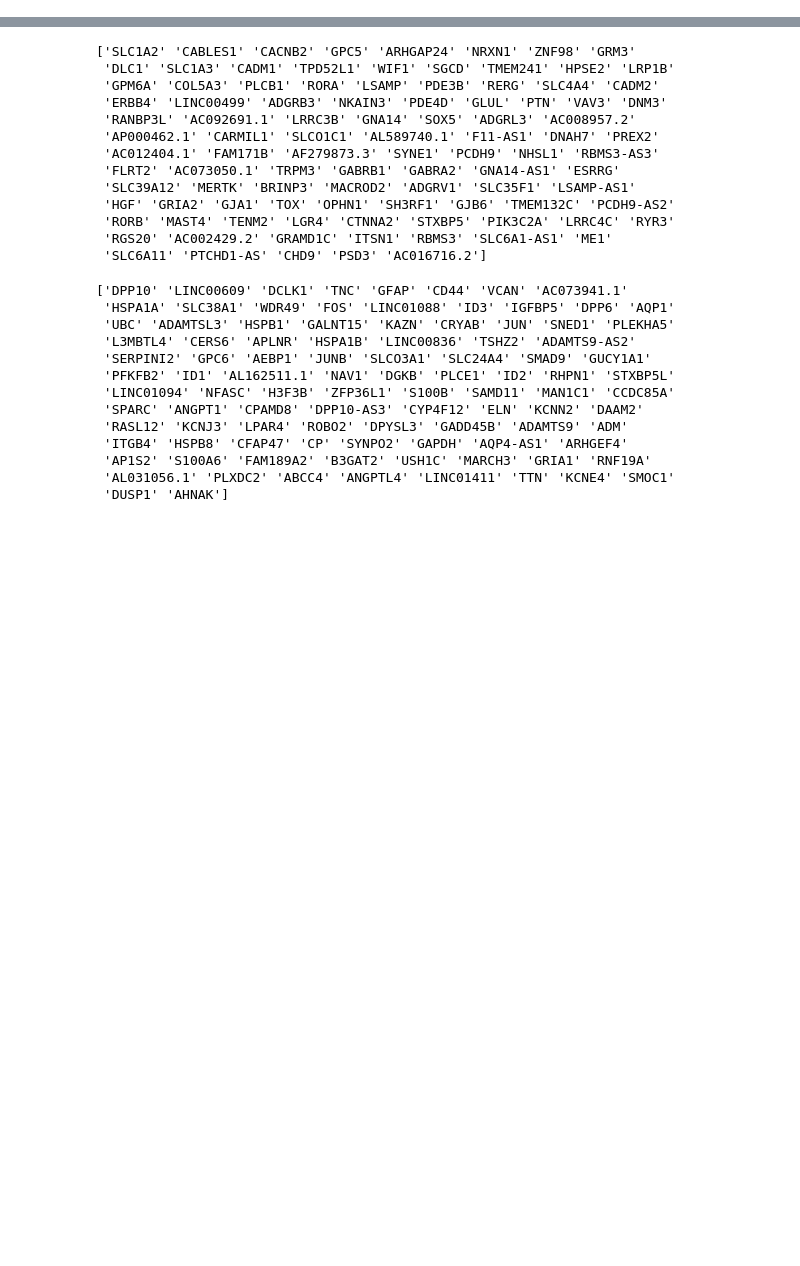
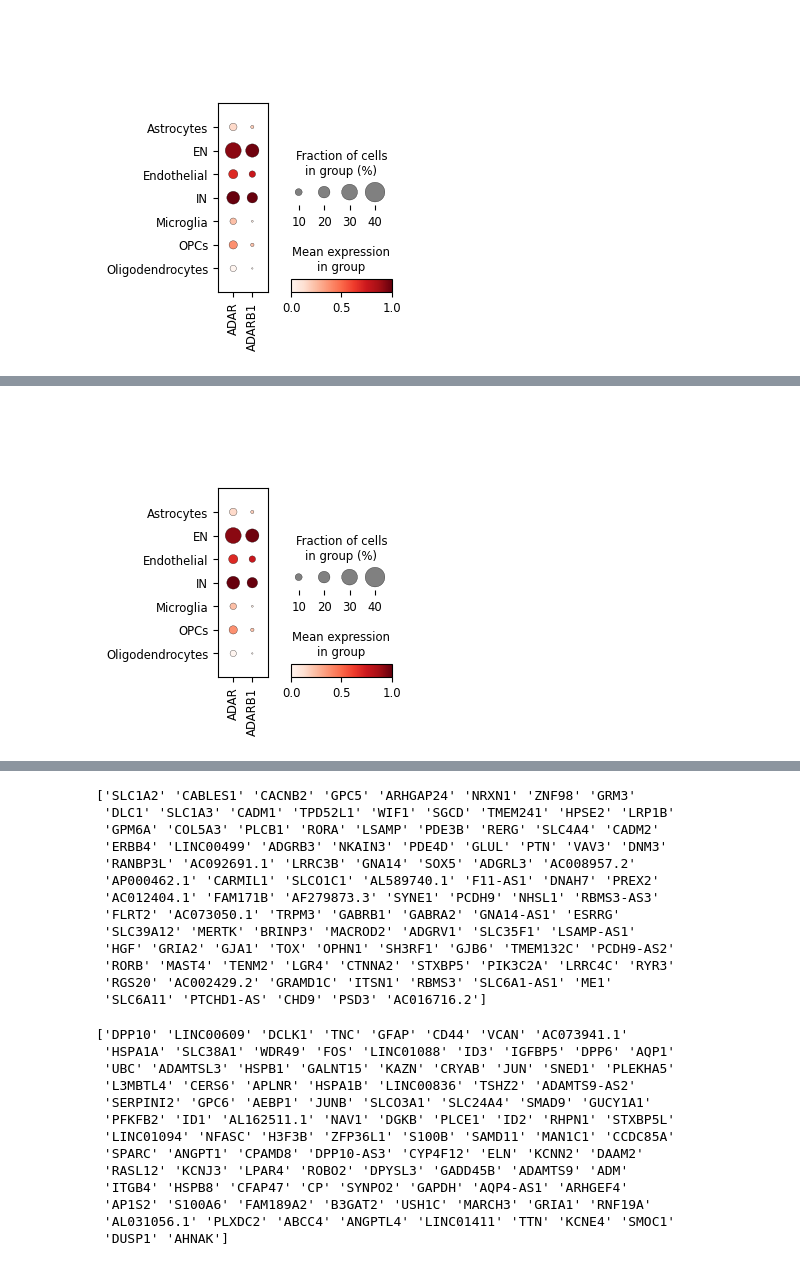
Before and after one commit to aaronwagen/Astrocytes_editing, a Jupyter notebook: docs/single_cell_adar.ipynb, the cells around one changed output, grey strips where cells are left out. Saved outputs shown, nothing was run; the diff lists cells and outputs as text; code cells hidden in the pictures; blank space fills up the shorter version.

```diff
--- a/docs/single_cell_adar.ipynb
+++ b/docs/single_cell_adar.ipynb
@@ -33,0 +33,6 @@ genes = ['ADAR', 'ADARB1', 'ADARB2']
+# %%
+# Plot disease and control together in the same plot
+genes = ['ADAR', 'ADARB1']
+sc.pl.dotplot(adata, genes, groupby='annotation_level_1', cmap = 'Reds', standard_scale = 'var', save = 'ACC_alldata_dotplot_2ADARgenes.png')
+sc.pl.dotplot(adata, genes, groupby='annotation_level_1', cmap = 'Reds', standard_scale = 'var', save = 'ACC_alldata_dotplot_2ADARgenes.pdf')
+# %% [output]
@@ -33,0 +40 @@ genes = ['ADAR', 'ADARB1', 'ADARB2']
+[figure, added]
@@ -34,3 +42,4 @@ genes = ['ADAR', 'ADARB1', 'ADARB2']
+[figure, added]
 # %%
 # Make combined variable to plot PD and control next to each other
 adata.obs['combined_group'] = adata.obs['disease'].astype(str) + '_' + adata.obs['annotation_level_1'].astype(str)
```
Also changed, not shown: parts of 22 cells of this notebook, 25 other files.
